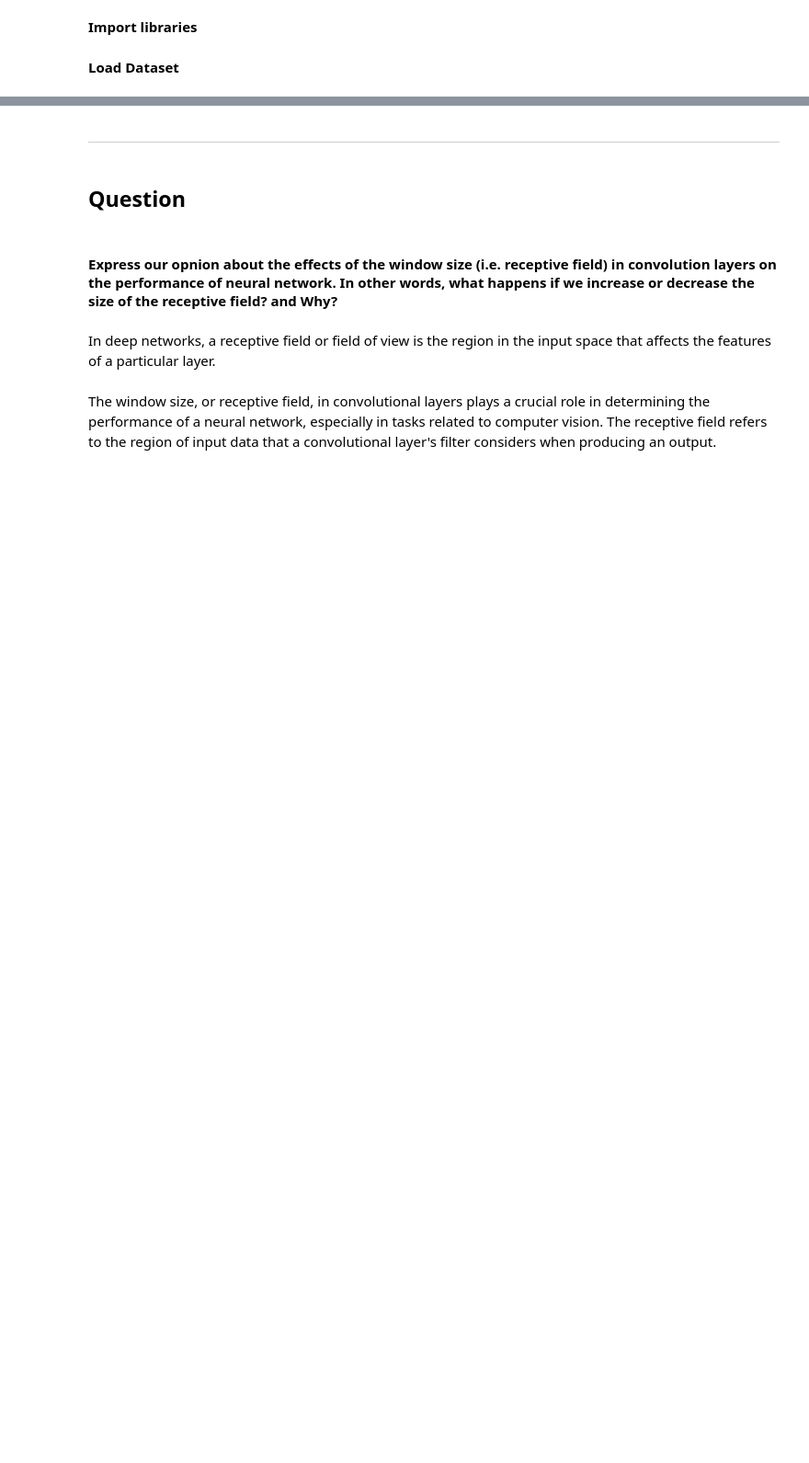
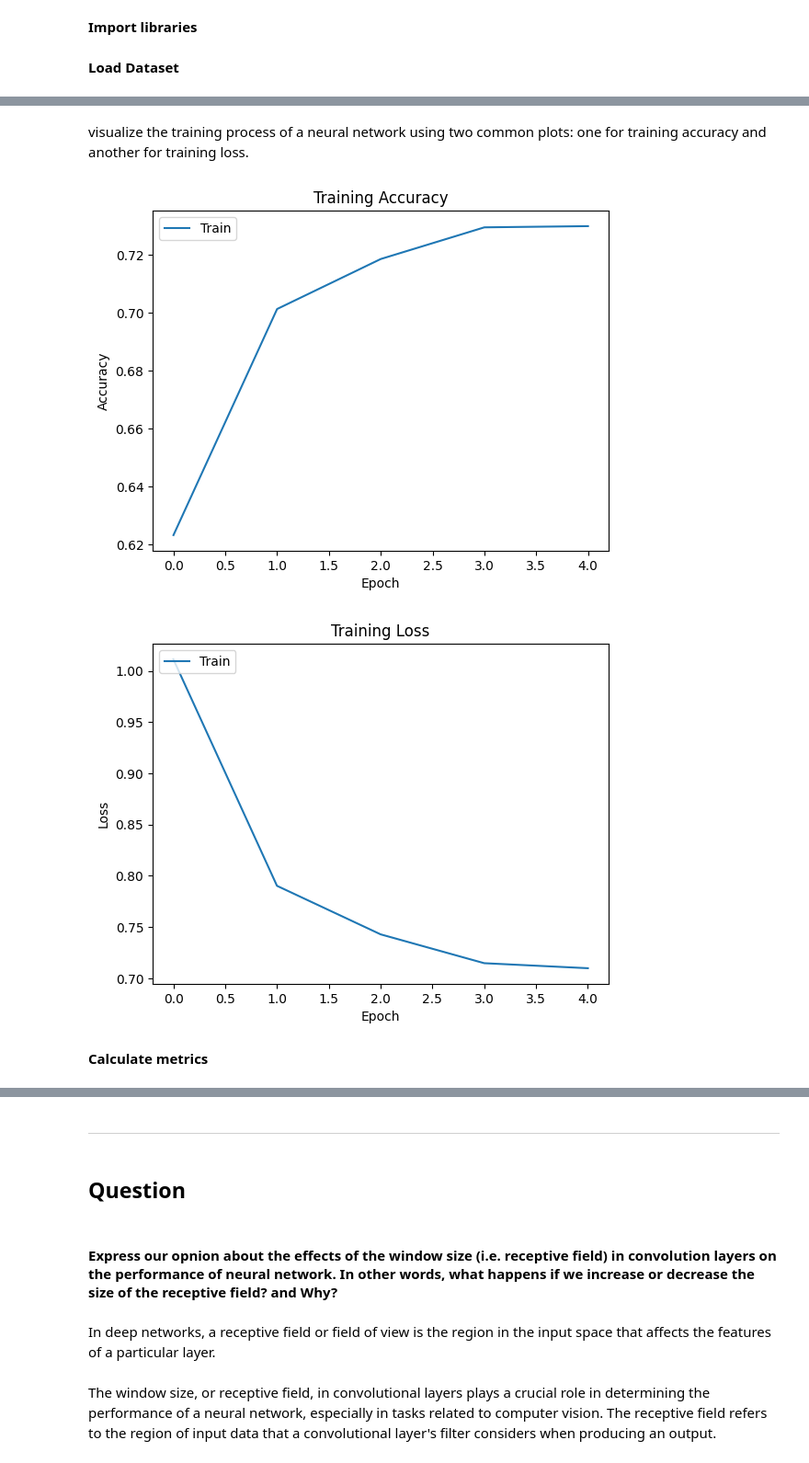
Before and after one commit to alizahedzadeh/Applied-Data-Science-Course-Assignments, a Jupyter notebook: assignments/Assignment 11 Convolutional Neural Networks & Transfer Learning and Data Augmentation/HW11_Convolutional_Neural_Networks.ipynb, the cells around one changed output, grey strips where cells are left out. Shown at 92% size. Saved outputs shown, nothing was run; the diff lists cells and outputs as text; code cells hidden in the pictures; blank space fills up the shorter version.

```diff
--- a/assignments/Assignment 11 Convolutional Neural Networks & Transfer Learning and Data Augmentation/HW11_Convolutional_Neural_Networks.ipynb
+++ b/assignments/Assignment 11 Convolutional Neural Networks & Transfer Learning and Data Augmentation/HW11_Convolutional_Neural_Networks.ipynb
@@ -880,0 +959,16 @@ plt.title
+# %%
+from keras.applications import resnet
+
+base_model = resnet.ResNet50(
+    include_top=False,
+    weights='imagenet',
+    input_shape=(32, 32, 3),
+    classes=y_train_enc.shape[1])
+
+# We make the weight non-trainable to reduce the number of weights in the network
+for layer in base_model.layers:
+    layer.trainable = False
+
+# Create the transfer model
+transfer_model = create_transfer_model(base_model)
+transfer_model.summary()
@@ -880,0 +995,8 @@ plt.title
+# %%
+# Train the model without validation data
+history = transfer_model.fit(
+    X_train_resized, y_train_enc,
+    epochs=5,
+    batch_size=32,
+    verbose=1
+)
@@ -880,0 +1014,25 @@ plt.title
+# %% [markdown]
+visualize the training process of a neural network using two common plots: one for training accuracy and another for training loss.
+# %%
+import matplotlib.pyplot as plt
+
+# Plot training accuracy values
+plt.plot(history.history['accuracy'])
+plt.title('Training Accuracy')
+plt.xlabel('Epoch')
+plt.ylabel('Accuracy')
+plt.legend(['Train'], loc='upper left')
+plt.show()
+
+# Plot training loss values
+plt.plot(history.history['loss'])
+plt.title('Training Loss')
+plt.xlabel('Epoch')
+plt.ylabel('Loss')
+plt.legend(['Train'], loc='upper left')
+plt.show()
+# %% [output]
+[figure, added]
+[figure, added]
+# %% [markdown]
+**Calculate metrics**
```
Also changed, not shown: parts of 34 cells of this notebook.
